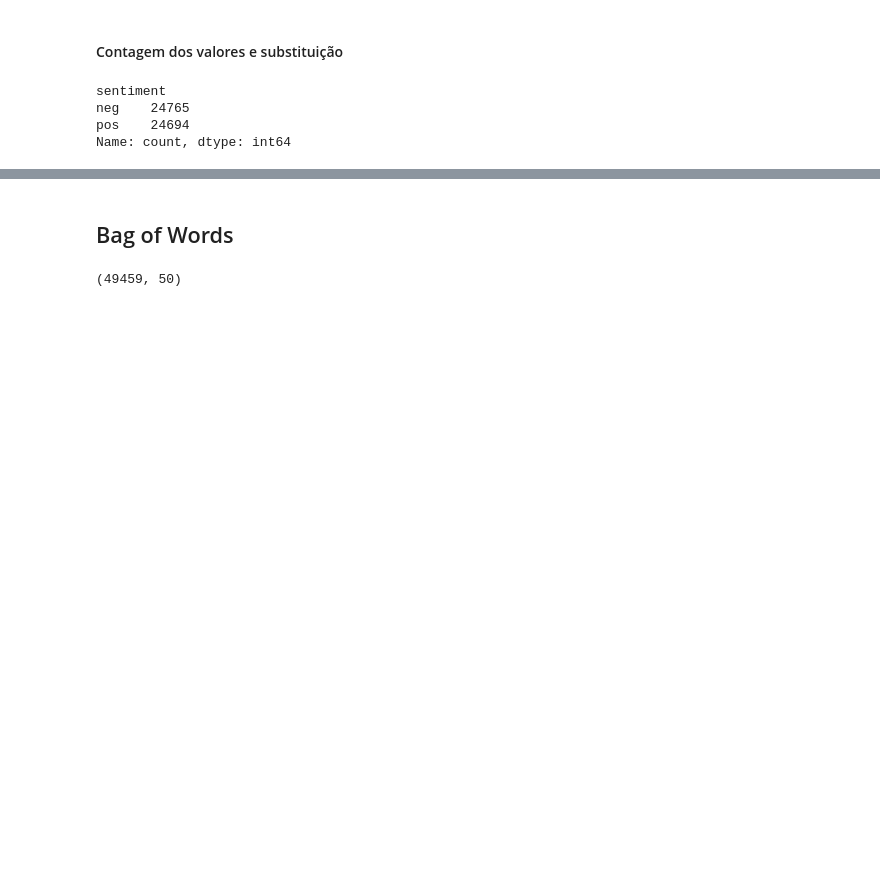
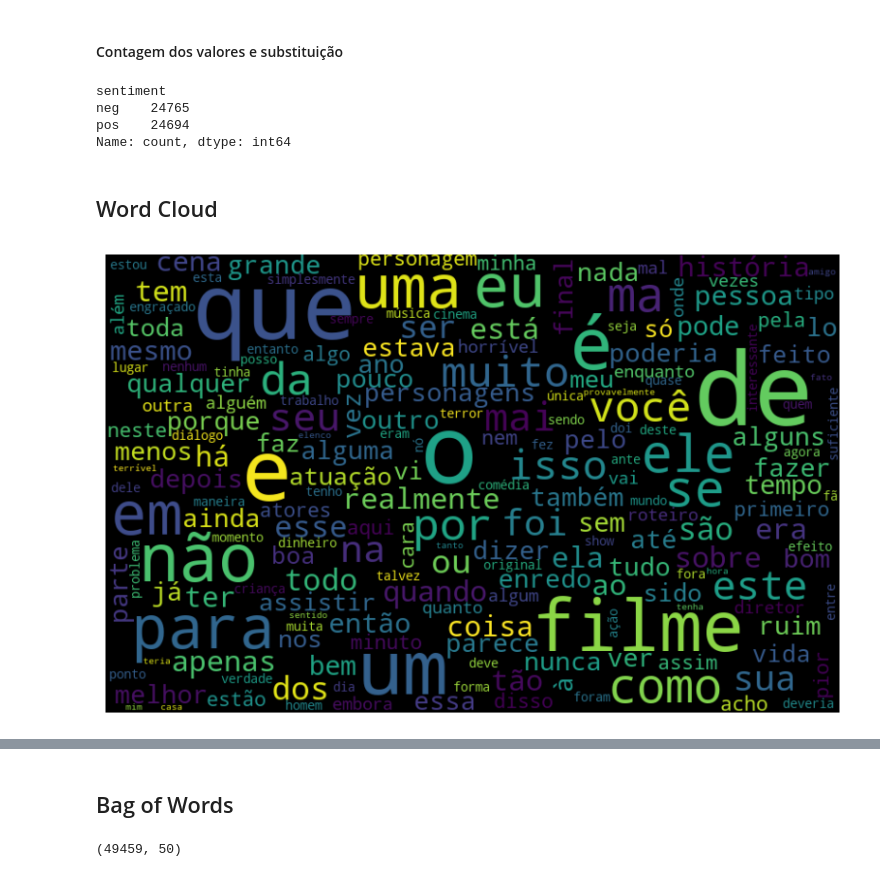
Before and after one commit to CrisNakamura/estudo_nlp, a Jupyter notebook: projeto_nlp.ipynb, the cells around one changed output, grey strips where cells are left out. Drawn from its saved outputs; the diff is of its cells as text; code cells hidden in the pictures; blank space fills up the shorter version.

Commit message:
[feat] Criação de Word Cloud

```diff
--- a/projeto_nlp.ipynb
+++ b/projeto_nlp.ipynb
@@ -52,3 +54,21 @@ Name: count, dtype: int64
 # %%
 # Criando uma nova coluna para classificar os sentimentos em 0 e 1.
 resenha['classificacao'] = resenha['sentiment'].replace(['neg', 'pos'], [0, 1])
+# %% [markdown]
+## Word Cloud
+# %%
+%matplotlib inline
+
+# Criando uma função para gerar nuvem de palavras para filtrar as palavras mais frequentes da classificação negativa.
+def nuvem_palavras_neg(texto, coluna_texto):
+    classificacao_negativa = texto.query('sentiment == "neg"')
+    todas_palavras = ''.join([texto for texto in classificacao_negativa[coluna_texto]])
+
+    word_cloud = WordCloud(width=800, height=500,
+                        max_font_size=110,
+                        collocations=False).generate(todas_palavras)
+
+    plt.figure(figsize=(10, 7))
+    plt.axis('off')
+    plt.imshow(word_cloud, interpolation='bilinear')
+    plt.show()
@@ -54,0 +91,4 @@ resenha['classificacao'] = resenha['sentiment'].replace(['neg', 'pos'], [0, 1])
+# %%
+nuvem_palavras_neg(resenha, 'text_pt')
+# %% [output]
+[figure, added]
```
Also changed, not shown: parts of 3 cells of this notebook.
